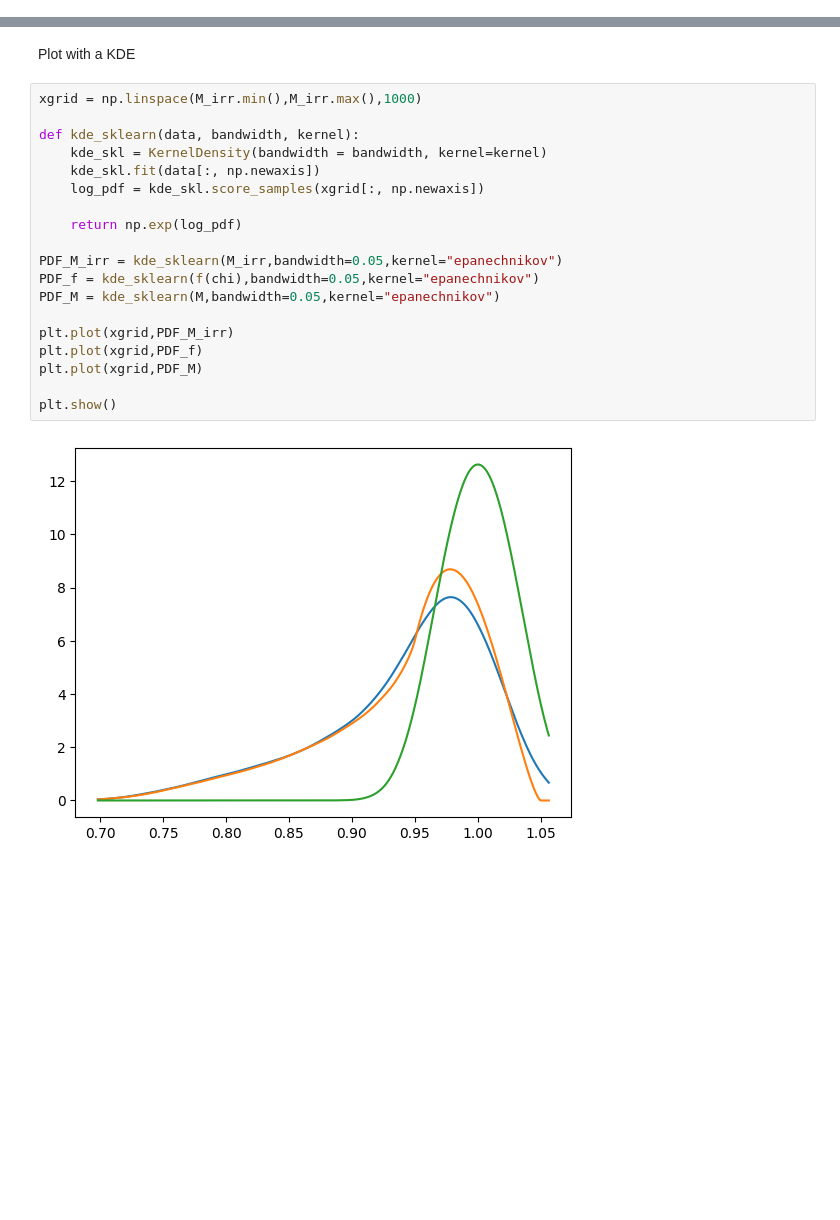
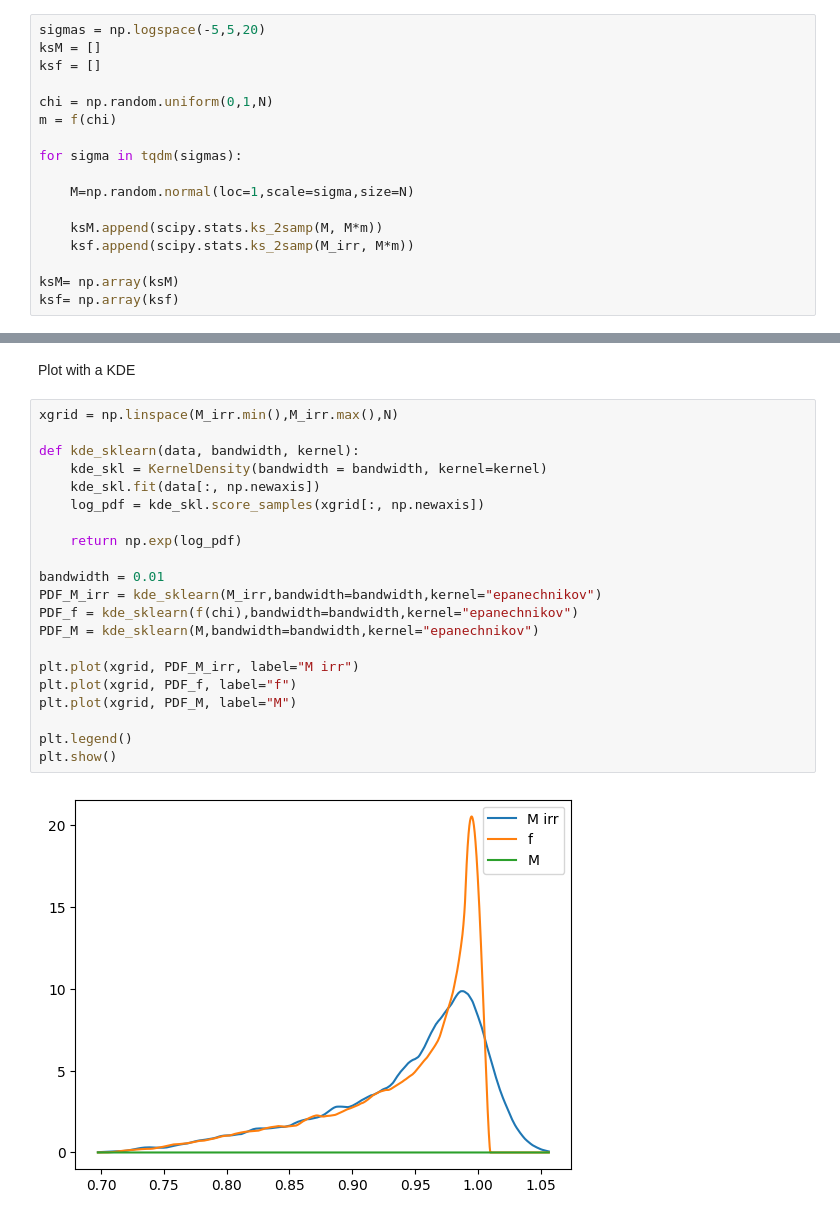
Before and after one commit to GiuliaConti/astrostatistics_bicocca_2024, a Jupyter notebook: working/E08_L07.ipynb, the cells around one changed output, grey strips where cells are left out. Saved outputs shown, nothing was run; the diff lists cells and outputs as text; blank space fills up the shorter version.

```diff
--- a/working/E08_L07.ipynb
+++ b/working/E08_L07.ipynb
@@ -38,0 +94,17 @@ Number of bins:50
+# %%
+sigmas = np.logspace(-5,5,20)
+ksM = []
+ksf = []
+
+chi = np.random.uniform(0,1,N)
+m = f(chi)
+
+for sigma in tqdm(sigmas):
+
+    M=np.random.normal(loc=1,scale=sigma,size=N)
+
+    ksM.append(scipy.stats.ks_2samp(M, M*m))
+    ksf.append(scipy.stats.ks_2samp(M_irr, M*m))
+
+ksM= np.array(ksM)
+ksf= np.array(ksf)
@@ -39,23 +120,25 @@ Number of bins:50
 # %% [markdown]
 Plot with a KDE
 # %%
-xgrid = np.linspace(M_irr.min(),M_irr.max(),1000)
+xgrid = np.linspace(M_irr.min(),M_irr.max(),N)
 
 def kde_sklearn(data, bandwidth, kernel):
     kde_skl = KernelDensity(bandwidth = bandwidth, kernel=kernel)
     kde_skl.fit(data[:, np.newaxis])
     log_pdf = kde_skl.score_samples(xgrid[:, np.newaxis])
 
     return np.exp(log_pdf)
 
-PDF_M_irr = kde_sklearn(M_irr,bandwidth=0.05,kernel="epanechnikov")
-PDF_f = kde_sklearn(f(chi),bandwidth=0.05,kernel="epanechnikov")
-PDF_M = kde_sklearn(M,bandwidth=0.05,kernel="epanechnikov")
+bandwidth = 0.01
+PDF_M_irr = kde_sklearn(M_irr,bandwidth=bandwidth,kernel="epanechnikov")
+PDF_f = kde_sklearn(f(chi),bandwidth=bandwidth,kernel="epanechnikov")
+PDF_M = kde_sklearn(M,bandwidth=bandwidth,kernel="epanechnikov")
 
-plt.plot(xgrid,PDF_M_irr)
-plt.plot(xgrid,PDF_f)
-plt.plot(xgrid,PDF_M)
+plt.plot(xgrid, PDF_M_irr, label="M irr")
+plt.plot(xgrid, PDF_f, label="f")
+plt.plot(xgrid, PDF_M, label="M")
 
+plt.legend()
 plt.show()
 # %% [output]
-[figure, old version]
+[figure, new version]
```
Also changed, not shown: parts of 21 cells of this notebook, 1 other file.
